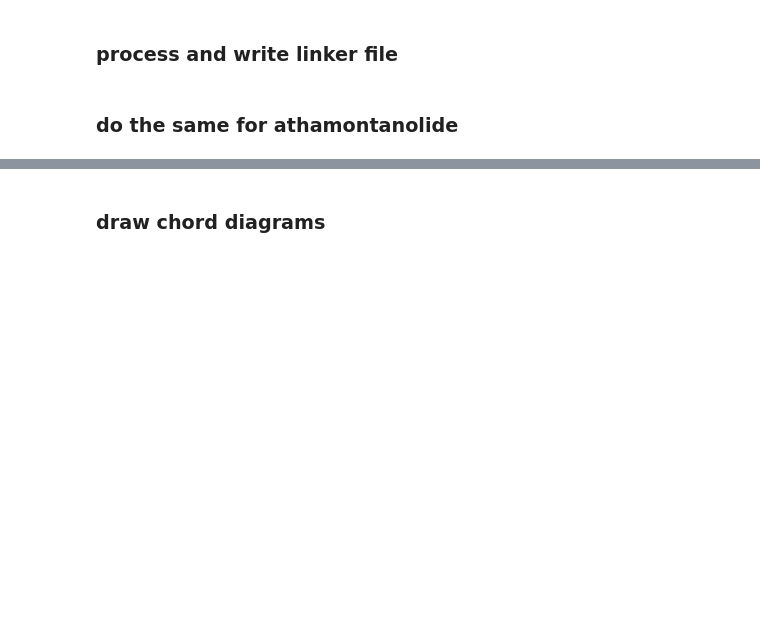
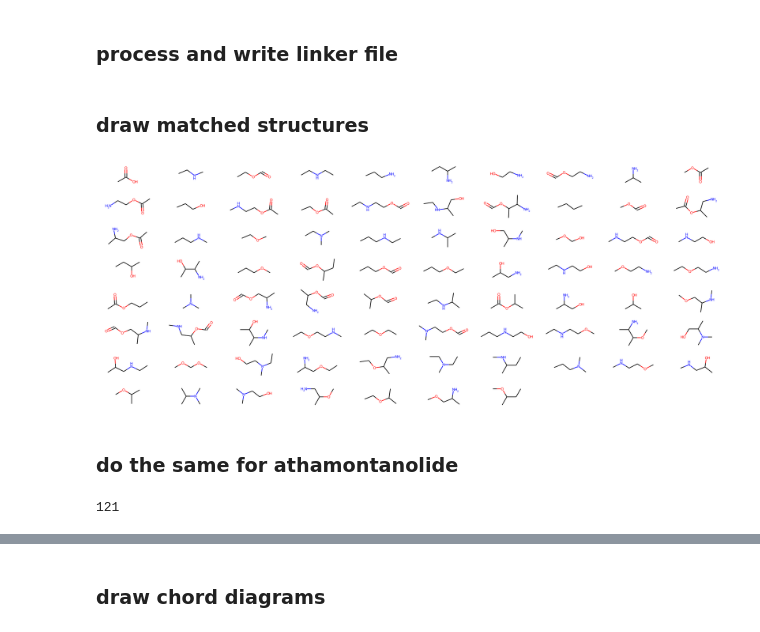
Before and after one commit to cernaklab/acid-amine-enumeration-2, a Jupyter notebook: 004_draw_chord_diagram.ipynb, the cells around one changed output, grey strips where cells are left out. Drawn from its saved outputs; the diff is of its cells as text; code cells hidden in the pictures; blank space fills up the shorter version.

```diff
--- a/004_draw_chord_diagram.ipynb
+++ b/004_draw_chord_diagram.ipynb
@@ -49,3 +48,6 @@ data.head()
+# %%
+data = data[(data.SSSR<=4) & (data.min_dist_all<=6)].copy()
+data.reset_index(drop=True,inplace=True)
 # %% [markdown]
 ### load drug and search
 # %%
@@ -99,6 +101,20 @@ for i, line in enumerate(data.itertuples()):
         f_out.write(link_line)
 
 f_out.close()
+# %% [markdown]
+### draw matched structures
+# %%
+data.sort_values(["min_dist_all","nmatches"],ascending=[True,False],inplace=True)
+# %%
+matched_smiles = list(data[data.nmatches!=0].smiles)
+matched_mols = [Chem.MolFromSmiles(s) for s in matched_smiles]
+# %%
+img = Chem.Draw.MolsToGridImage(matched_mols,maxMols=100,molsPerRow=10,returnPNG=False,subImgSize=(200,100))
+img.save('./circos/nosc_match_strcutures.png')
+# %%
+img
+# %% [output]
+[figure, added]
 # %% [markdown]
 ### do the same for athamontanolide
 # %%
@@ -151,0 +171,4 @@ f_out.close()
+# %%
+len(matched_smiles)
+# %% [output]
+121
```
Also changed, not shown: parts of 9 cells of this notebook, 9 other files.
